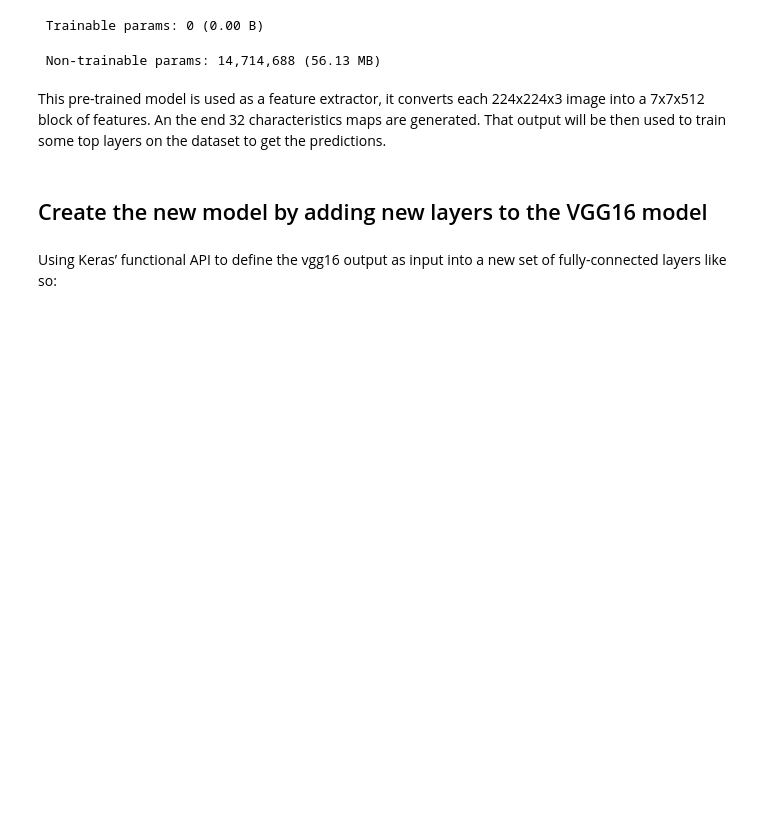
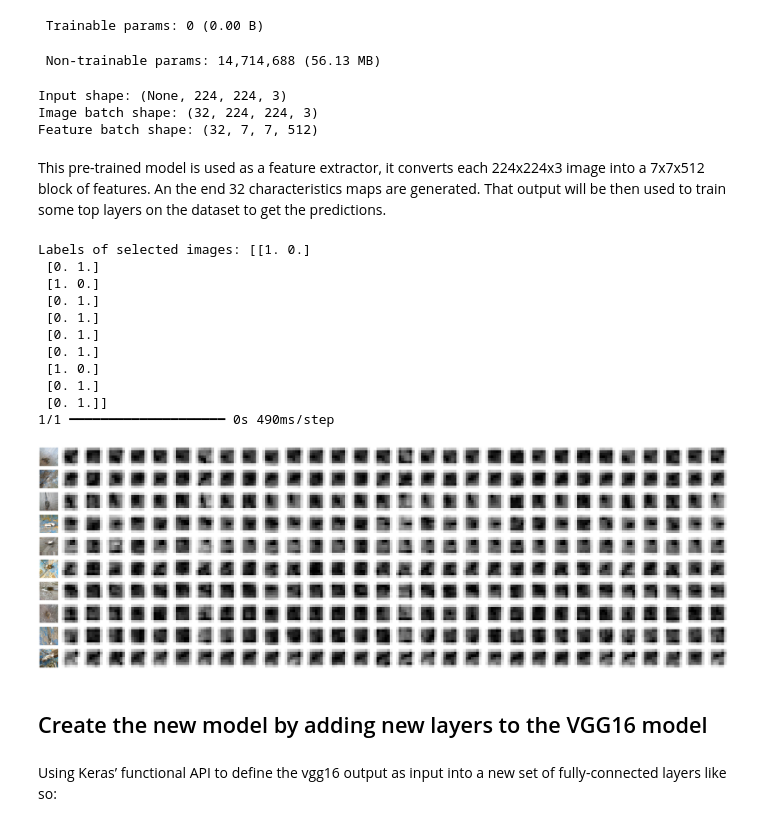
Before and after one commit to melissaortegaa/monografia, a Jupyter notebook: 03_transfer_learning.ipynb, the cells around one changed output. Saved outputs shown, nothing was run; the diff lists cells and outputs as text; code cells hidden in the pictures; blank space fills up the shorter version.

```diff
--- a/03_transfer_learning.ipynb
+++ b/03_transfer_learning.ipynb
@@ -136,14 +162,16 @@ print("Random seeds are set for reproducibility.")
 **Function to plot activation maps of a given model layer**
 # %%
 # Function to plot activation maps of a given model layer
-def plot_activations(model, layer_name, n_images=4):
+def plot_activations(model, layer_name,image_batch,label_batch, n_images=5, n_channels=10):
     """
     Plots the activations of a given intermediate layer for a batch of input images.
 
     Parameters:
-    model: keras.Model - The  model to extract the activations from.
+    model: keras.Model - The model to extract the activations from.
     layer_name: str - The name of the intermediate layer to extract the activations from.
-    n_images: int, optional - The number of input images to plot the activations for. Default is 4.
+    train_generator: keras.utils.Sequence - The data generator for providing input images.
+    n_images: int, optional - The number of input images to plot the activations for. Default is 5.
+    n_channels: int, optional - The number of channels to plot. Default is 10.
 
     Returns:
     fig: matplotlib.figure.Figure - The figure containing the activation plots.
@@ -151,26 +179,28 @@ def plot_activations(model, layer_name, n_images=4):
     # Create a new model that includes the model and the intermediate layer
     intermediate_layer_model = Model(inputs=model.input, outputs=model.get_layer(layer_name).output)
 
-    # Get a batch of input images and their labels
-    image_batch, label_batch = next(train_generator)
+    # Ensure we only process the desired number of images
+    image_batch = image_batch[:n_images]
+    label_batch = label_batch[:n_images]
+
+    # Print labels to check for variety
+    print("Labels of selected images:", label_batch)
 
     # Extract the activations of the intermediate layer for the input images
     activations = intermediate_layer_model.predict(image_batch)
+    num_channels = min(activations.shape[-1], n_channels)
 
     # Plot the activations for a subset of the input images
-    fig, axes = plt.subplots(n_images, 8, figsize=(16, 8))
+    fig, axes = plt.subplots(n_images, num_channels + 1, figsize=(2 * (num_channels + 1), 2 * n_images))
     for i in range(n_images):
-        img = image_batch[i]
         ax = axes[i, 0]
-        ax.imshow(img)
+        ax.imshow(image_batch[i])
         ax.axis("off")
-        for j in range(8):
-            ax = axes[i, j+1]
+        for j in range(num_channels):
+            ax = axes[i, j + 1]
             act = activations[i, :, :, j]
-            ax.imshow(act, cmap="viridis")
+            ax.imshow(act, cmap=plt.cm.Greys_r)
             ax.axis("off")
-    fig.tight_layout(w_pad=0, h_pad=0)
-
     return fig
 # %% [markdown]
 **Function to plot history of training**
@@ -546,11 +566,9 @@ feature_batch = base_model(image_batch)
 
 # Print the shape of the feature vectors
 print("Feature batch shape:", feature_batch.shape)
-
-# Show an example image and its corresponding feature vector
-plt.imshow(image_batch[0])
-plt.axis("off")
-plt.show()
-print("Feature vector for the above image:", feature_batch[0])
+# %% [output]
+Input shape: (None, 224, 224, 3)
+Image batch shape: (32, 224, 224, 3)
+Feature batch shape: (32, 7, 7, 512)
 # %% [markdown]
 This pre-trained model is used as a feature extractor, it converts each 224x224x3 image into a 7x7x512 block of features. An the end 32 characteristics maps are generated. That output will be then used to train some top layers on the dataset to get the predictions.
@@ -560,3 +575,23 @@ plot_activations(base_model, "block5_conv3", n_images=3)
+# %%
+# Generar un lote de datos antes de llamar a plot_activations
+image_batch, label_batch = next(train_generator)
+
+# Llamar a plot_activations con el lote de datos generado
+fig = plot_activations(base_model, 'block5_pool', image_batch, label_batch, n_images=10, n_channels=30)
+plt.show()  # Muestra la figura
+# %% [output]
+Labels of selected images: [[1. 0.]
+ [0. 1.]
+ [1. 0.]
+ [0. 1.]
+ [0. 1.]
+ [0. 1.]
+ [0. 1.]
+ [1. 0.]
+ [0. 1.]
+ [0. 1.]]
+1/1 ━━━━━━━━━━━━━━━━━━━━ 0s 490ms/step
+[figure, added]
 # %% [markdown]
 ## Create the new model by adding new layers to the VGG16 model
 # %% [markdown]
```
Also changed, not shown: parts of 25 cells of this notebook.
